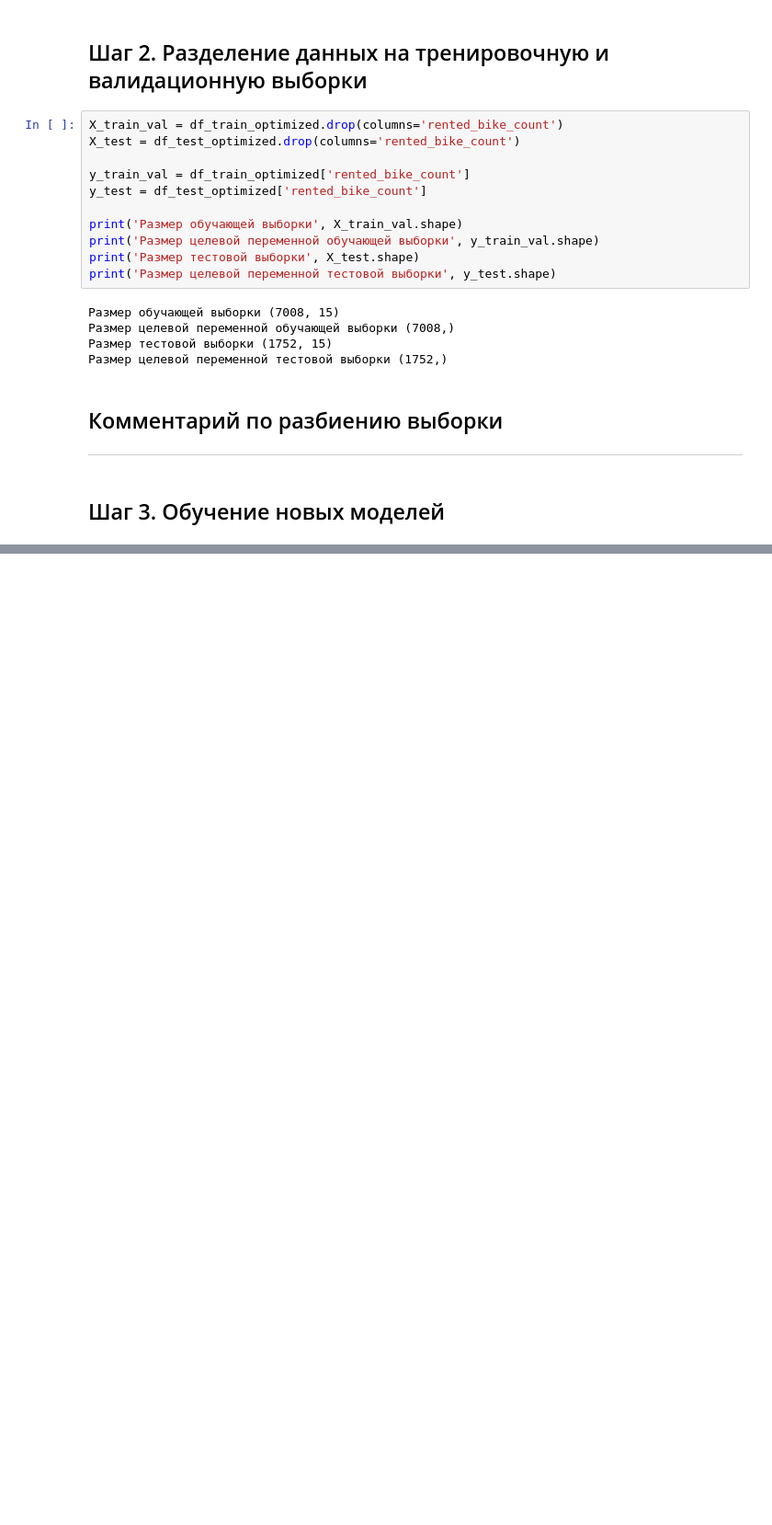
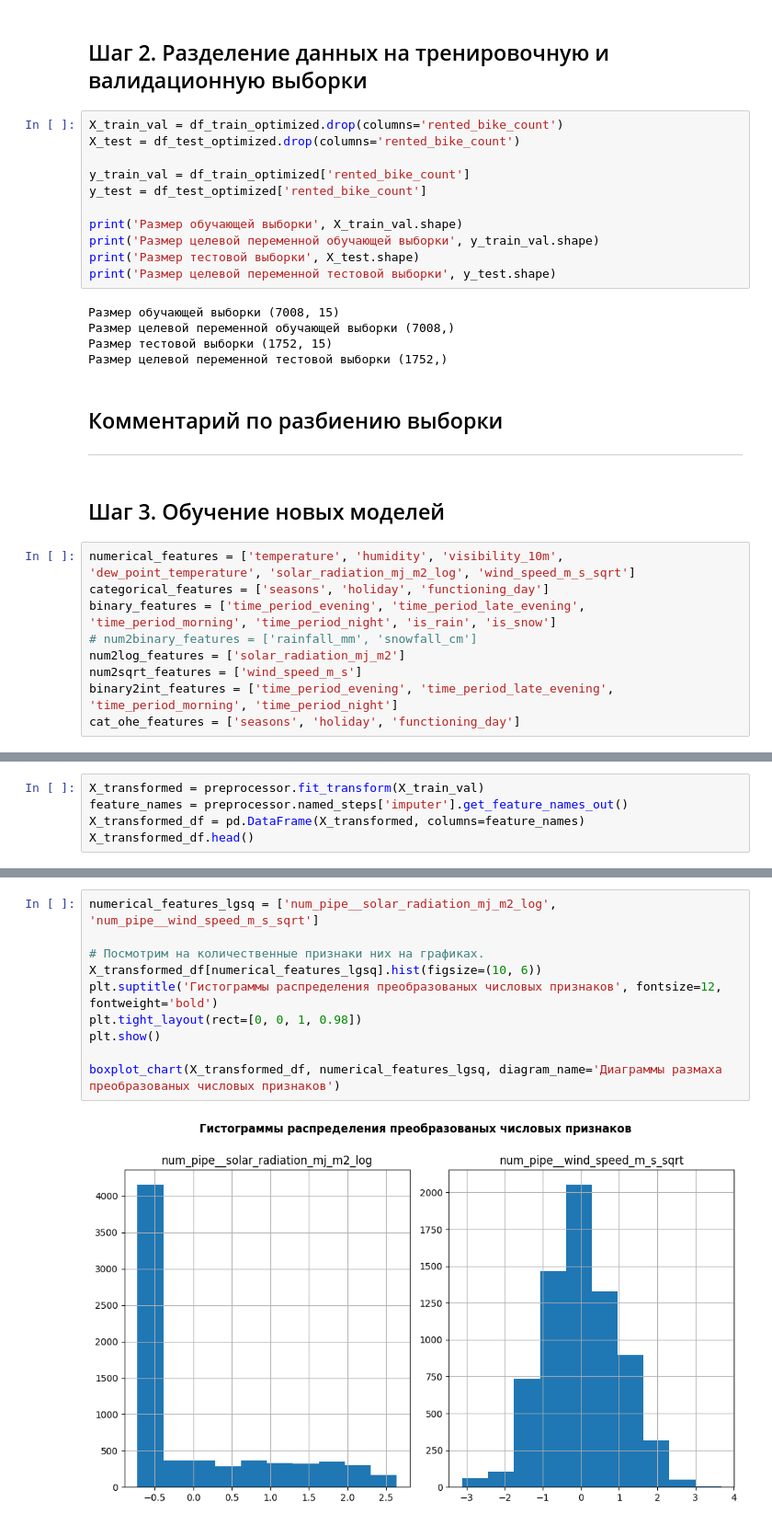
Before and after one commit to TemaQDX/sprint_14_project_bikesouth, a Jupyter notebook: sprint_14_project_bikesouth_Artem_Burov.ipynb, the cells around one changed output, grey strips where cells are left out. Shown at 92% size. Saved outputs shown, nothing was run; the diff lists cells and outputs as text; blank space fills up the shorter version.

```diff
--- a/sprint_14_project_bikesouth_Artem_Burov.ipynb
+++ b/sprint_14_project_bikesouth_Artem_Burov.ipynb
@@ -782,3 +949,12 @@ print('Размер целевой переменной тестовой выб
 ___
 # %% [markdown]
 ## Шаг 3. Обучение новых моделей
+# %%
+numerical_features = ['temperature', 'humidity', 'visibility_10m', 'dew_point_temperature', 'solar_radiation_mj_m2_log', 'wind_speed_m_s_sqrt']
+categorical_features = ['seasons', 'holiday', 'functioning_day']
+binary_features = ['time_period_evening', 'time_period_late_evening', 'time_period_morning', 'time_period_night', 'is_rain', 'is_snow']
+# num2binary_features = ['rainfall_mm', 'snowfall_cm']
+num2log_features = ['solar_radiation_mj_m2']
+num2sqrt_features = ['wind_speed_m_s']
+binary2int_features = ['time_period_evening', 'time_period_late_evening', 'time_period_morning', 'time_period_night']
+cat_ohe_features = ['seasons', 'holiday', 'functioning_day']
@@ -784,0 +1030,5 @@ ___
+# %%
+X_transformed = preprocessor.fit_transform(X_train_val)
+feature_names = preprocessor.named_steps['imputer'].get_feature_names_out()
+X_transformed_df = pd.DataFrame(X_transformed, columns=feature_names)
+X_transformed_df.head()
@@ -784,0 +1062,12 @@ ___
+# %%
+numerical_features_lgsq = ['num_pipe__solar_radiation_mj_m2_log', 'num_pipe__wind_speed_m_s_sqrt']
+
+# Посмотрим на количественные признаки них на графиках.
+X_transformed_df[numerical_features_lgsq].hist(figsize=(10, 6))
+plt.suptitle('Гистограммы распределения преобразованых числовых признаков', fontsize=12, fontweight='bold')
+plt.tight_layout(rect=[0, 0, 1, 0.98])
+plt.show()
+
+boxplot_chart(X_transformed_df, numerical_features_lgsq, diagram_name='Диаграммы размаха преобразованых числовых признаков')
+# %% [output]
+[figure, added]
```
Also changed, not shown: parts of 13 cells of this notebook.
